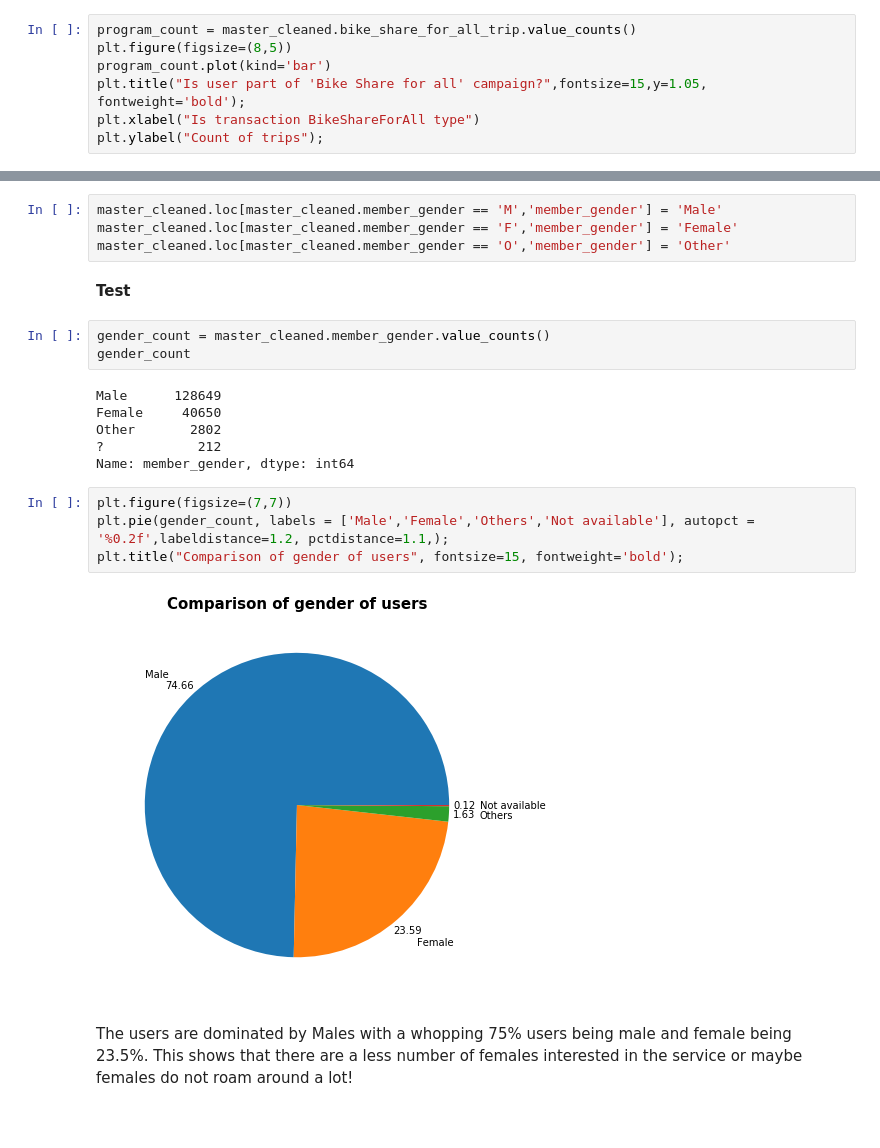
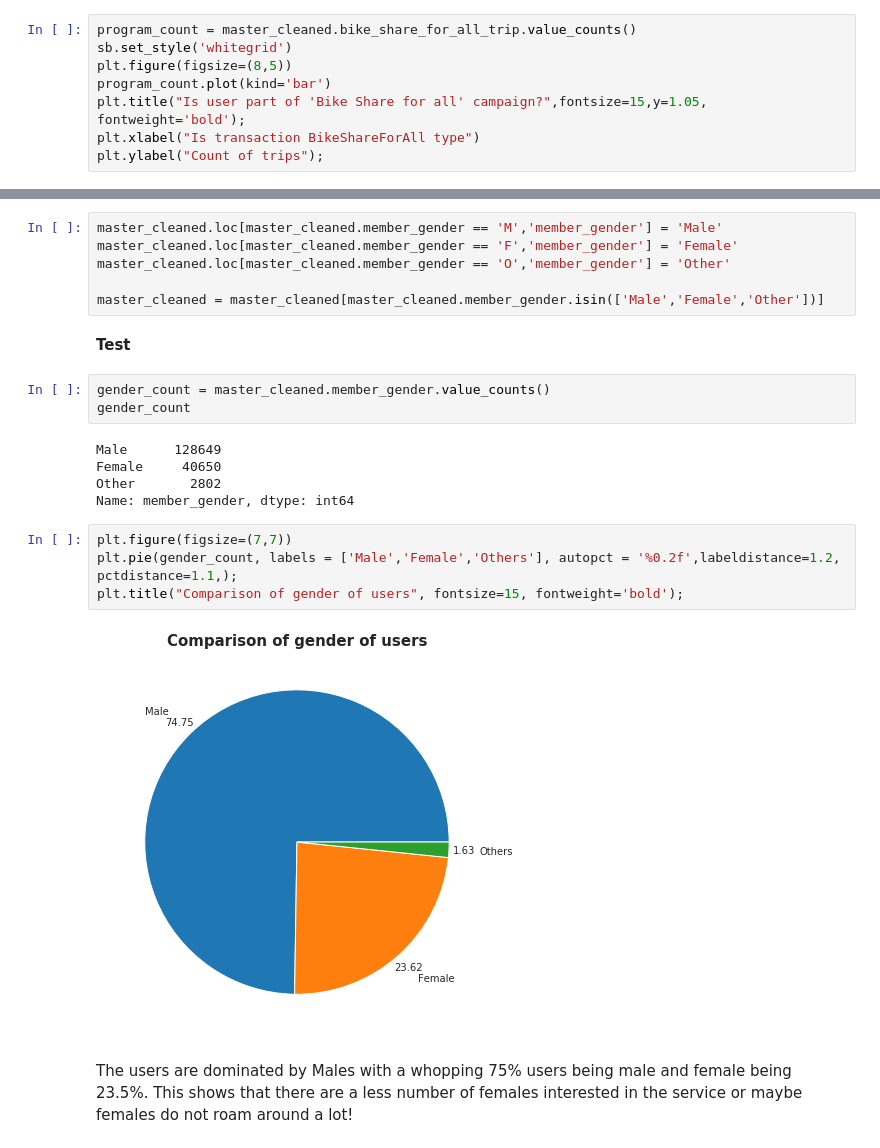
Before and after one commit to gautamgadiyar/Lyft-baywheels-analysis, a Jupyter notebook: Baywheels_data_investigation.ipynb, the cells around one changed output, grey strips where cells are left out. Drawn from its saved outputs; the diff is of its cells as text; blank space fills up the shorter version.

```diff
--- a/Baywheels_data_investigation.ipynb
+++ b/Baywheels_data_investigation.ipynb
@@ -405,6 +410,7 @@ master_cleaned.head()
 **Let's see if Baywheels Bike for all is a success**
 # %%
 program_count = master_cleaned.bike_share_for_all_trip.value_counts()
+sb.set_style('whitegrid')
 plt.figure(figsize=(8,5))
 program_count.plot(kind='bar')
 plt.title("Is user part of 'Bike Share for all' campaign?",fontsize=15,y=1.05, fontweight='bold');
@@ -447,6 +449,8 @@ We can notice that there are M, F being separate entities. We need to convert th
 master_cleaned.loc[master_cleaned.member_gender == 'M','member_gender'] = 'Male'
 master_cleaned.loc[master_cleaned.member_gender == 'F','member_gender'] = 'Female'
 master_cleaned.loc[master_cleaned.member_gender == 'O','member_gender'] = 'Other'
+
+master_cleaned = master_cleaned[master_cleaned.member_gender.isin(['Male','Female','Other'])]
 # %% [markdown]
 **Test**
 # %%
@@ -456,14 +460,13 @@ gender_count
 Male      128649
 Female     40650
 Other       2802
-?            212
 Name: member_gender, dtype: int64
 # %%
 plt.figure(figsize=(7,7))
-plt.pie(gender_count, labels = ['Male','Female','Others','Not available'], autopct = '%0.2f',labeldistance=1.2, pctdistance=1.1,);
+plt.pie(gender_count, labels = ['Male','Female','Others'], autopct = '%0.2f',labeldistance=1.2, pctdistance=1.1,);
 plt.title("Comparison of gender of users", fontsize=15, fontweight='bold');
 # %% [output]
-[figure, old version]
+[figure, new version]
 # %% [markdown]
 The users are dominated by Males with a whopping 75% users being male and female being 23.5%. This shows that there are a less number of females interested in the service or maybe females do not roam around a lot!
 # %% [markdown]
```
Also changed, not shown: parts of 18 cells of this notebook.
